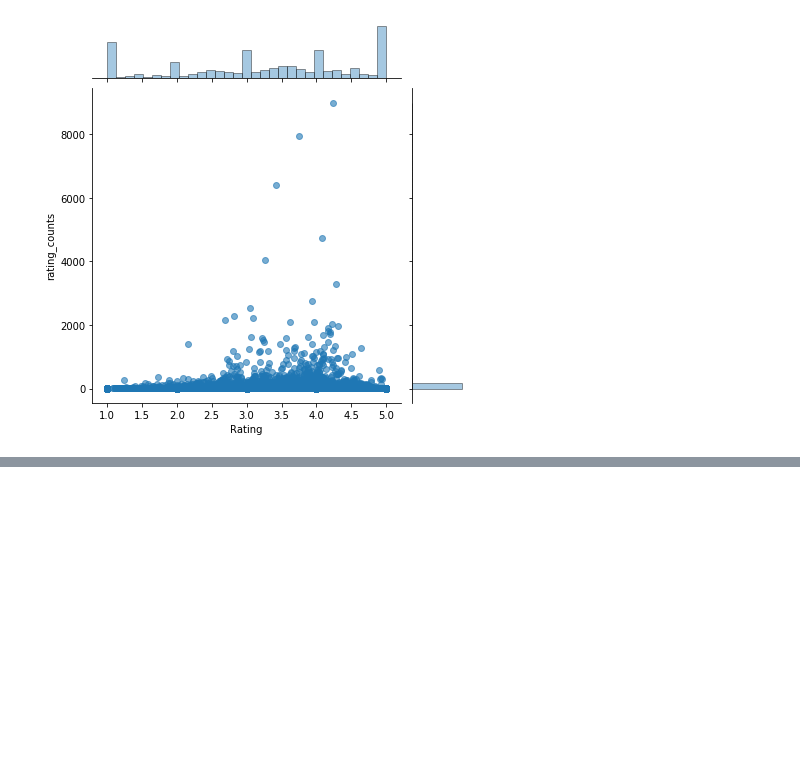
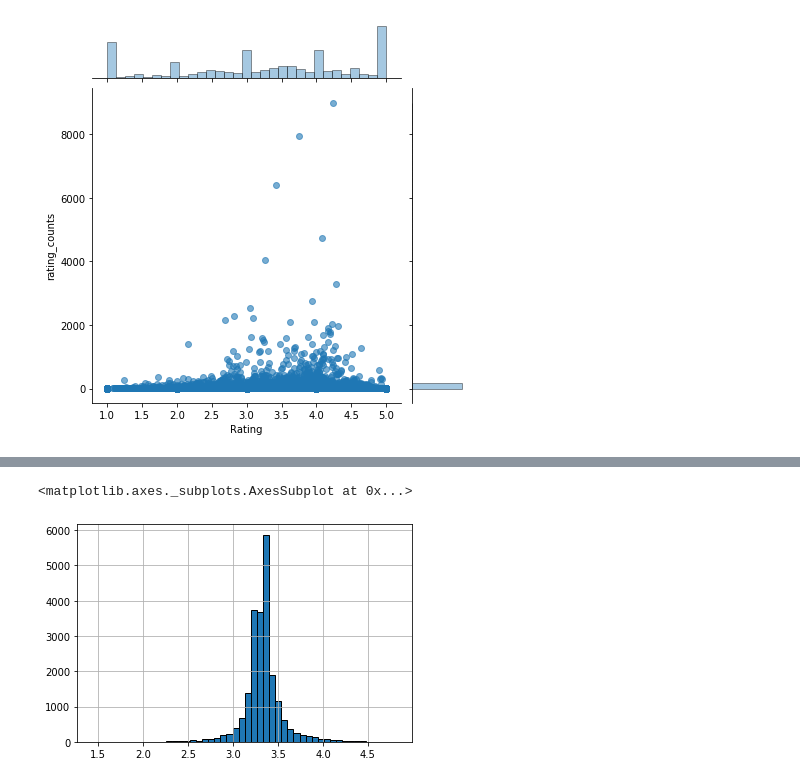
Before and after one commit to smorrow1/data_science_ss_20, a Jupyter notebook: Amzon_Reviews_Recom.ipynb, the cells around one changed output, grey strips where cells are left out. Saved outputs shown, nothing was run; the diff lists cells and outputs as text; code cells hidden in the pictures; blank space fills up the shorter version.

```diff
--- a/Amzon_Reviews_Recom.ipynb
+++ b/Amzon_Reviews_Recom.ipynb
@@ -225,0 +299,5 @@ sns.jointplot(x='Rating', y='rating_counts', data=ratings_mean_count, alpha=0.6)
+# %%
+score_matrix['score'].hist(bins=50)
+# %% [output]
+<matplotlib.axes._subplots.AxesSubplot at 0x...>
+[figure, added]
```
Also changed, not shown: parts of 11 cells of this notebook.
